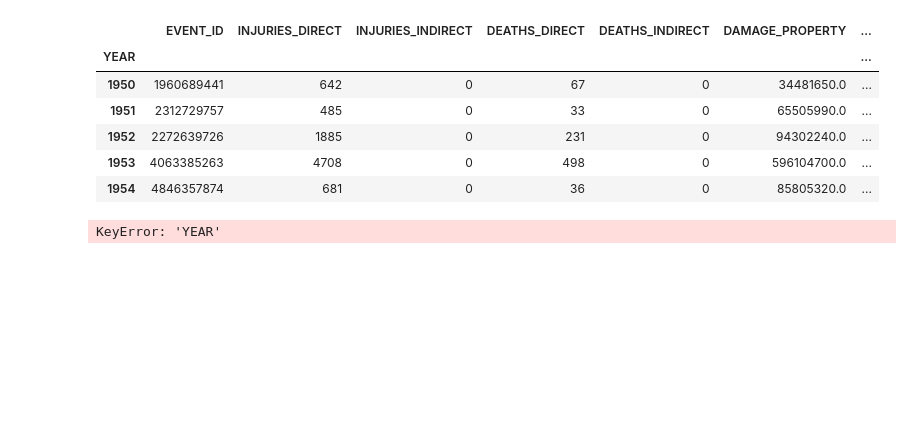
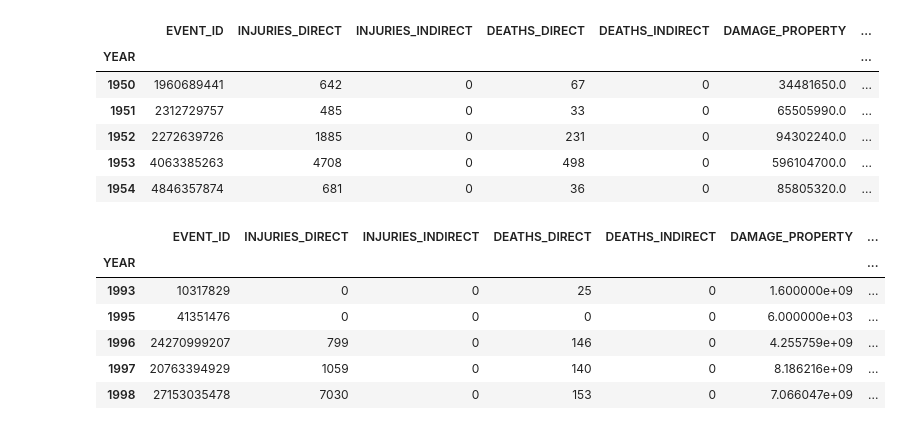
Before and after one commit to RedRubiksCube/project1, a Jupyter notebook: Project1-BS.ipynb, the cells around one changed output. Saved outputs shown, nothing was run; the diff lists cells and outputs as text; code cells hidden in the pictures; blank space fills up the shorter version.

```diff
--- a/Project1-BS.ipynb
+++ b/Project1-BS.ipynb
@@ -130,9 +130,14 @@ yearly_df.head()
 | 1952 | 2272639726 | 1885 | 0 | 231 | 0 | 94302240.0 | ... |
 | 1953 | 4063385263 | 4708 | 0 | 498 | 0 | 596104700.0 | ... |
 | 1954 | 4846357874 | 681 | 0 | 36 | 0 | 85805320.0 | ... |
-# %%
-plt.plot(yearly_df['YEAR'], yearly_df['DAMAGE_PROPERTY'] ,color="red", label="Property Damage vs Year" )
-plt.legend()
-plt.show()
-# %% [output]
-KeyError: 'YEAR'
+# %%
+yearly_df2 = ninety_six_df.groupby(by=['YEAR']).sum()
+yearly_df2.head()
+# %% [output]
+|  | EVENT_ID | INJURIES_DIRECT | INJURIES_INDIRECT | DEATHS_DIRECT | DEATHS_INDIRECT | DAMAGE_PROPERTY | ... |
+| YEAR |  |  |  |  |  |  | ... |
+| 1993 | 10317829 | 0 | 0 | 25 | 0 | 1.600000e+09 | ... |
+| 1995 | 41351476 | 0 | 0 | 0 | 0 | 6.000000e+03 | ... |
+| 1996 | 24270999207 | 799 | 0 | 146 | 0 | 4.255759e+09 | ... |
+| 1997 | 20763394929 | 1059 | 0 | 140 | 0 | 8.186216e+09 | ... |
+| 1998 | 27153035478 | 7030 | 0 | 153 | 0 | 7.066047e+09 | ... |
```
Also changed, not shown: parts of 2 cells of this notebook.
